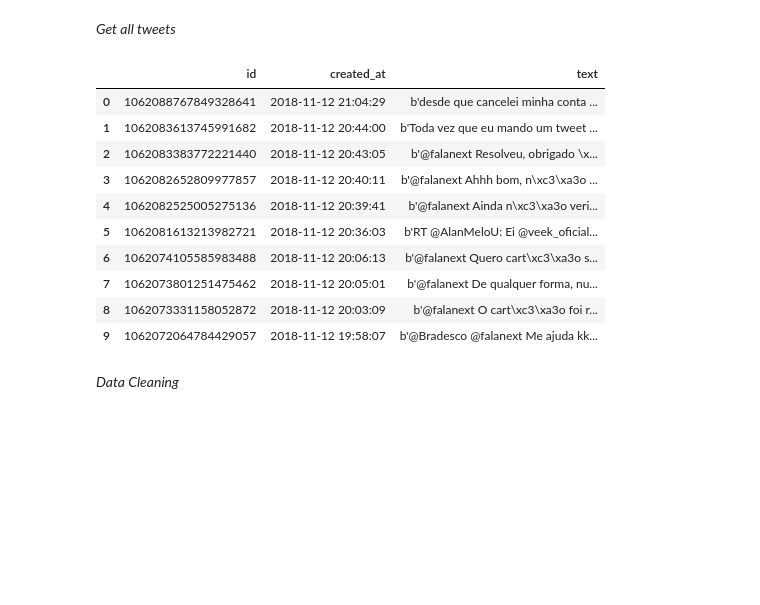
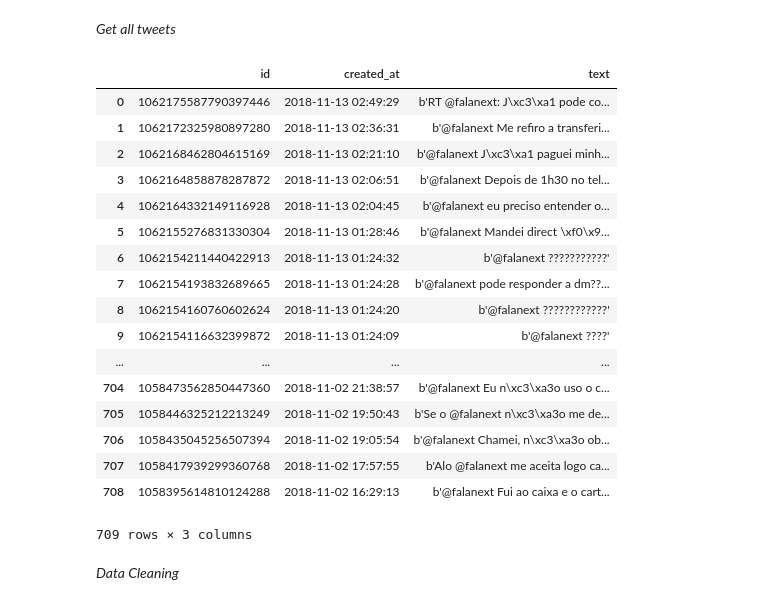
Before and after one commit to gabrielacaayres/tcc, a Jupyter notebook: code/read_tweets.ipynb, the cells around one changed output. Cells and saved outputs as stored; diff of their text form; code cells hidden in the pictures; blank space fills up the shorter version.

```diff
--- a/code/read_tweets.ipynb
+++ b/code/read_tweets.ipynb
@@ -39,19 +39,26 @@ def get_all_tweets(screen_name):
 # %%
 public_tweets = get_all_tweets('@falanext')
 df = pd.DataFrame(public_tweets, columns=['id','created_at','text'])
-display(df[:10])
+df
 # %% [output]
 |  | id | created_at | text |
-| 0 | 1062088767849328641 | 2018-11-12 21:04:29 | b'desde que cancelei minha conta ... |
-| 1 | 1062083613745991682 | 2018-11-12 20:44:00 | b'Toda vez que eu mando um tweet ... |
-| 2 | 1062083383772221440 | 2018-11-12 20:43:05 | b'@falanext Resolveu, obrigado \x... |
-| 3 | 1062082652809977857 | 2018-11-12 20:40:11 | b'@falanext Ahhh bom, n\xc3\xa3o ... |
-| 4 | 1062082525005275136 | 2018-11-12 20:39:41 | b'@falanext Ainda n\xc3\xa3o veri... |
-| 5 | 1062081613213982721 | 2018-11-12 20:36:03 | b'RT @AlanMeloU: Ei @veek_oficial... |
-| 6 | 1062074105585983488 | 2018-11-12 20:06:13 | b'@falanext Quero cart\xc3\xa3o s... |
-| 7 | 1062073801251475462 | 2018-11-12 20:05:01 | b'@falanext De qualquer forma, nu... |
-| 8 | 1062073331158052872 | 2018-11-12 20:03:09 | b'@falanext O cart\xc3\xa3o foi r... |
-| 9 | 1062072064784429057 | 2018-11-12 19:58:07 | b'@Bradesco @falanext Me ajuda kk... |
+| 0 | 1062175587790397446 | 2018-11-13 02:49:29 | b'RT @falanext: J\xc3\xa1 pode co... |
+| 1 | 1062172325980897280 | 2018-11-13 02:36:31 | b'@falanext Me refiro a transferi... |
+| 2 | 1062168462804615169 | 2018-11-13 02:21:10 | b'@falanext J\xc3\xa1 paguei minh... |
+| 3 | 1062164858878287872 | 2018-11-13 02:06:51 | b'@falanext Depois de 1h30 no tel... |
+| 4 | 1062164332149116928 | 2018-11-13 02:04:45 | b'@falanext eu preciso entender o... |
+| 5 | 1062155276831330304 | 2018-11-13 01:28:46 | b'@falanext Mandei direct \xf0\x9... |
+| 6 | 1062154211440422913 | 2018-11-13 01:24:32 | b'@falanext ???????????' |
+| 7 | 1062154193832689665 | 2018-11-13 01:24:28 | b'@falanext pode responder a dm??... |
+| 8 | 1062154160760602624 | 2018-11-13 01:24:20 | b'@falanext ????????????' |
+| 9 | 1062154116632399872 | 2018-11-13 01:24:09 | b'@falanext ????' |
+| ... | ... | ... | ... |
+| 704 | 1058473562850447360 | 2018-11-02 21:38:57 | b'@falanext Eu n\xc3\xa3o uso o c... |
+| 705 | 1058446325212213249 | 2018-11-02 19:50:43 | b'Se o @falanext n\xc3\xa3o me de... |
+| 706 | 1058435045256507394 | 2018-11-02 19:05:54 | b'@falanext Chamei, n\xc3\xa3o ob... |
+| 707 | 1058417939299360768 | 2018-11-02 17:57:55 | b'Alo @falanext me aceita logo ca... |
+| 708 | 1058395614810124288 | 2018-11-02 16:29:13 | b'@falanext Fui ao caixa e o cart... |
+709 rows × 3 columns
 # %% [markdown]
 *Data Cleaning*
 # %%
```
Also changed, not shown: parts of 15 cells of this notebook, 11 other files.
